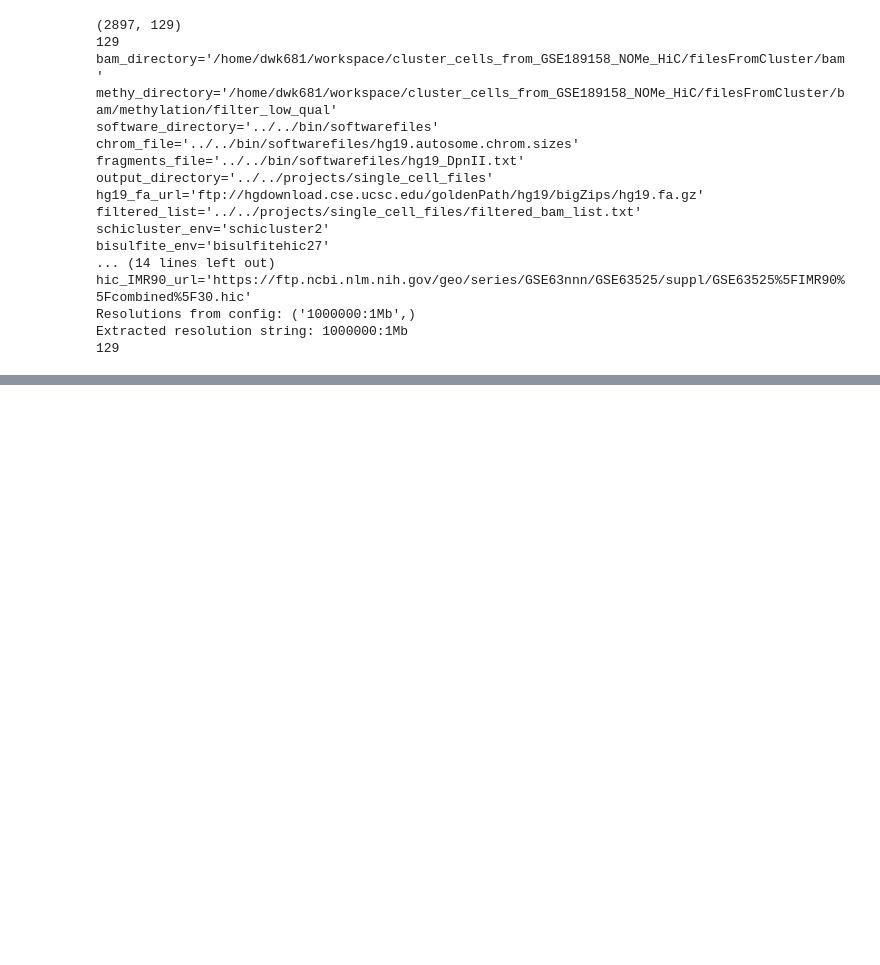
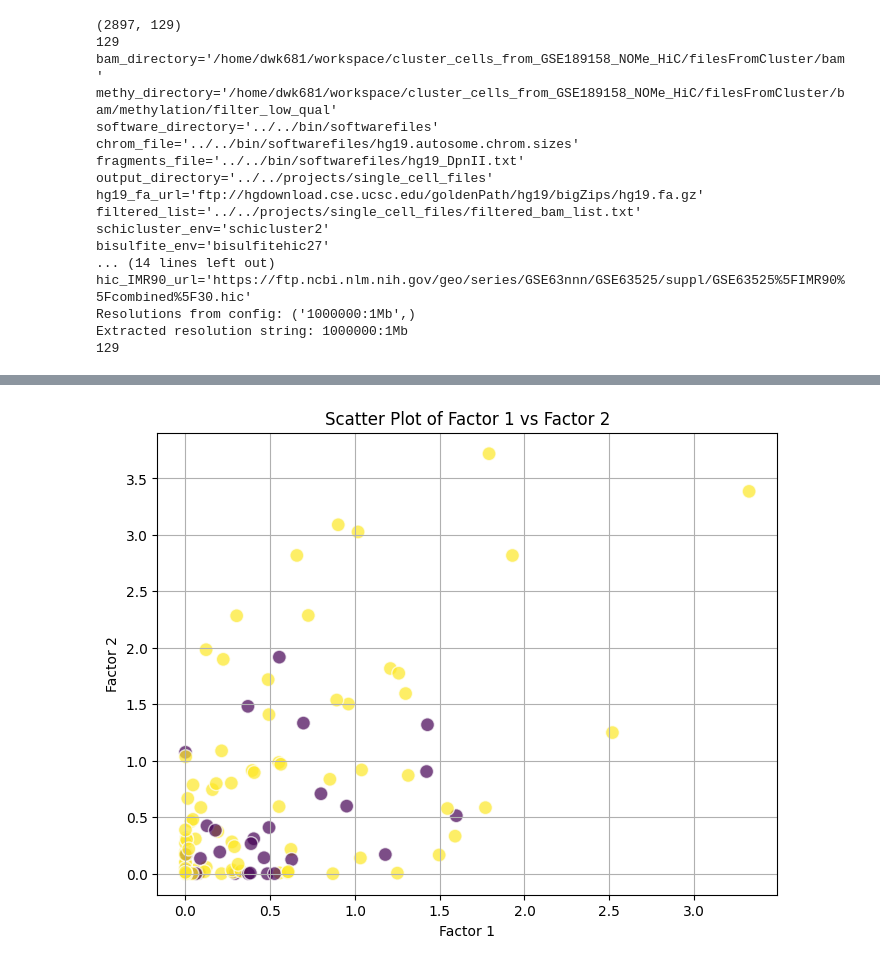
Before and after one commit to DavidWarrenKatz/Hypermatrix, a Jupyter notebook: utilities/single-cell/Untitled.ipynb, the cells around one changed output, grey strips where cells are left out. Saved outputs shown, nothing was run; the diff lists cells and outputs as text; code cells hidden in the pictures; blank space fills up the shorter version.

```diff
--- a/utilities/single-cell/Untitled.ipynb
+++ b/utilities/single-cell/Untitled.ipynb
@@ -325,0 +533,22 @@ Extracted resolution string: 1000000:1Mb
+# %%
+import matplotlib.pyplot as plt
+
+# Extract the first factor matrix
+factor_matrix = factor_3_matrices[0]
+
+# Scatter plot of the first two columns
+plt.figure(figsize=(8, 6))
+plt.scatter(factor_matrix[:, 18], factor_matrix[:, 19], c = color_vector, alpha=0.7, edgecolors='w', s=100)
+
+# Add labels and title
+plt.xlabel('Factor 1')
+plt.ylabel('Factor 2')
+plt.title('Scatter Plot of Factor 1 vs Factor 2')
+
+# Show grid
+plt.grid(True)
+
+# Display the plot
+plt.show()
+# %% [output]
+[figure, added]
```
Also changed, not shown: parts of 4 cells of this notebook, 10 other files.
